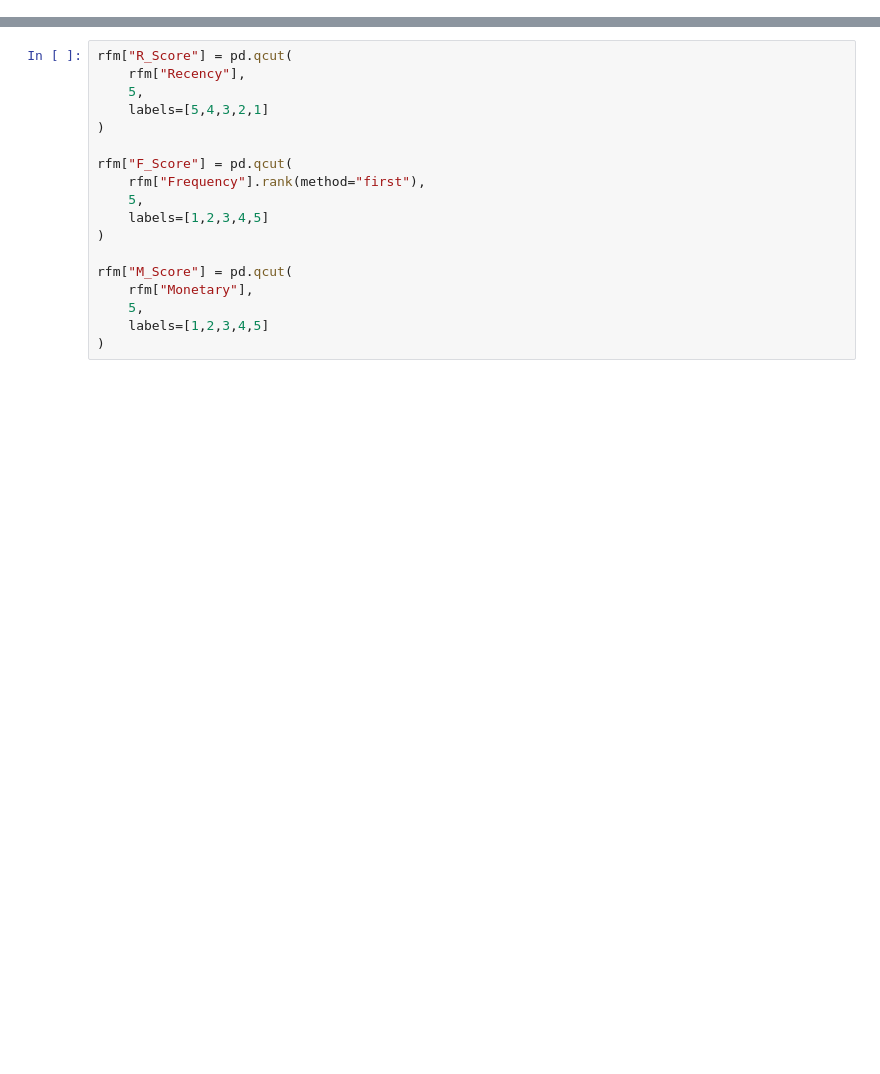
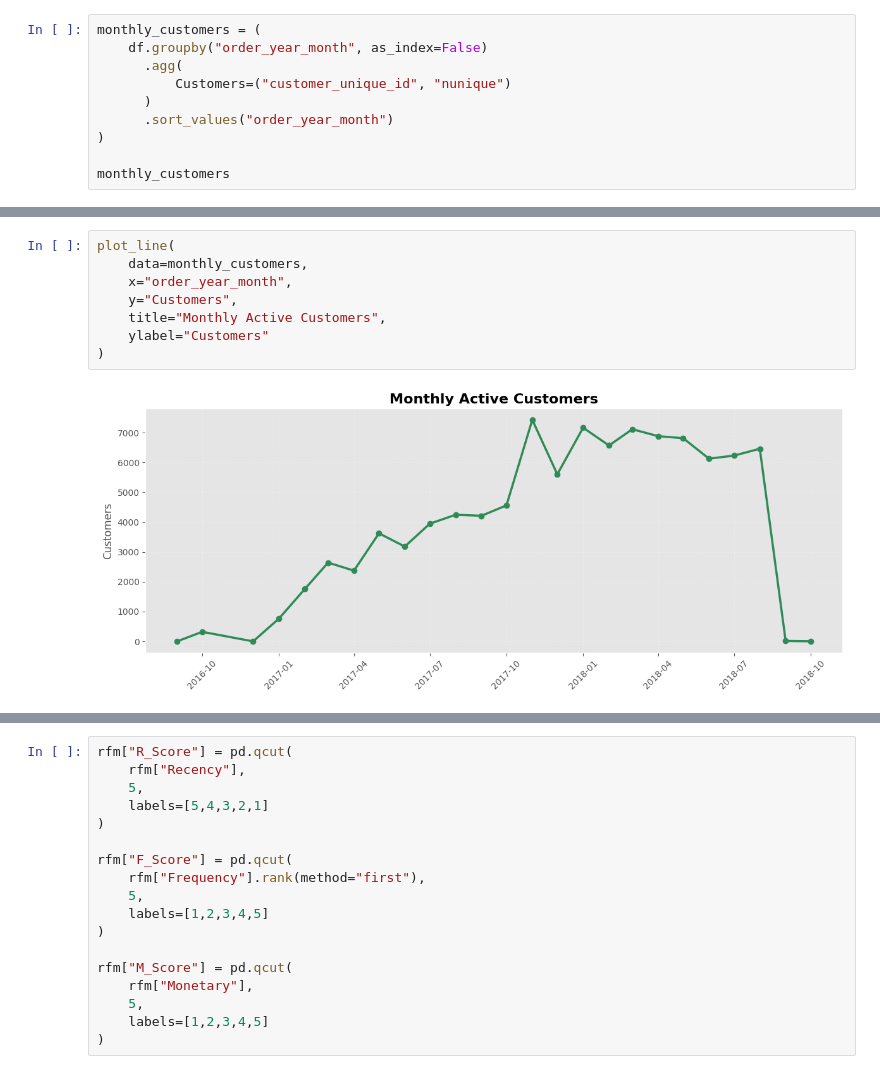
Before and after one commit to CepinMarsal/E-commerce_BusinessAnalysis, a Jupyter notebook: notebooks/02_exploratory_data_analysis.ipynb, the cells around one changed output, grey strips where cells are left out. Saved outputs shown, nothing was run; the diff lists cells and outputs as text; blank space fills up the shorter version.

```diff
--- a/notebooks/02_exploratory_data_analysis.ipynb
+++ b/notebooks/02_exploratory_data_analysis.ipynb
@@ -1175,0 +509,10 @@ rfm.describe()
+# %%
+monthly_customers = (
+    df.groupby("order_year_month", as_index=False)
+      .agg(
+          Customers=("customer_unique_id", "nunique")
+      )
+      .sort_values("order_year_month")
+)
+
+monthly_customers
@@ -1175,0 +537,10 @@ rfm.describe()
+# %%
+plot_line(
+    data=monthly_customers,
+    x="order_year_month",
+    y="Customers",
+    title="Monthly Active Customers",
+    ylabel="Customers"
+)
+# %% [output]
+[figure, added]
```
Also changed, not shown: parts of 232 cells of this notebook, 16 other files.
